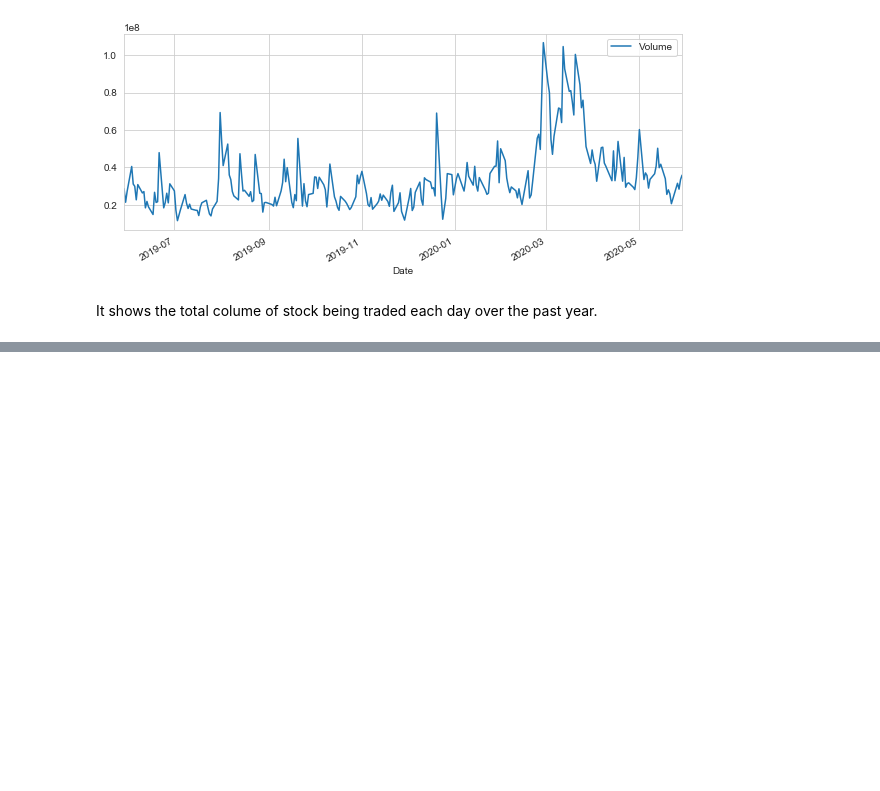
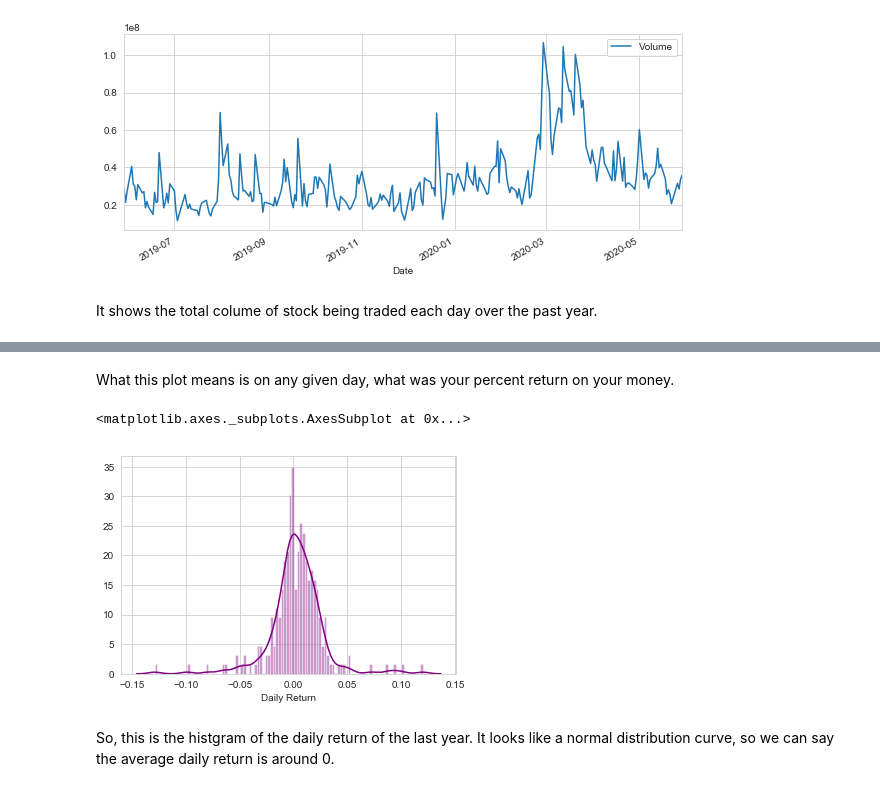
Before and after one commit to stellazhu31/Stock_Market_Data_Analysis, a Jupyter notebook: Stock Market Data Analysis - Personal Project .ipynb, the cells around one changed output, grey strips where cells are left out. Saved outputs shown, nothing was run; the diff lists cells and outputs as text; code cells hidden in the pictures; blank space fills up the shorter version.

```diff
--- a/Stock Market Data Analysis - Personal Project .ipynb
+++ b/Stock Market Data Analysis - Personal Project .ipynb
@@ -92,0 +119,10 @@ It shows the total colume of stock being traded each day over the past year.
+# %% [markdown]
+What this plot means is on any given day, what was your percent return on your money.
+# %%
+#Use a histogram to get the average daily return of the past year:
+sns.distplot(AAPL['Daily Return'].dropna(),bins=100,color='purple')
+# %% [output]
+<matplotlib.axes._subplots.AxesSubplot at 0x...>
+[figure, added]
+# %% [markdown]
+So, this is the histgram of the daily return of the last year. It looks like a normal distribution curve, so we can say the average daily return is around 0.
```
Also changed, not shown: parts of 14 cells of this notebook.
